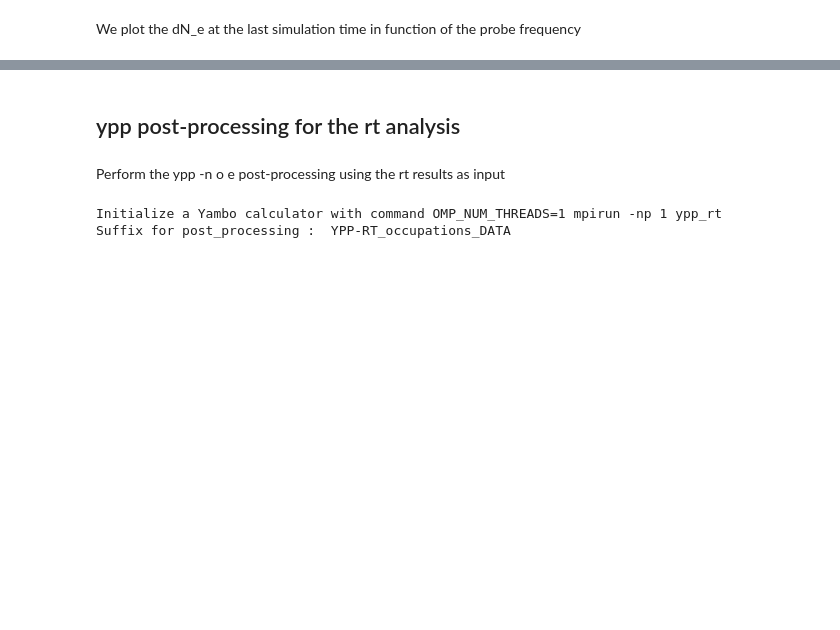
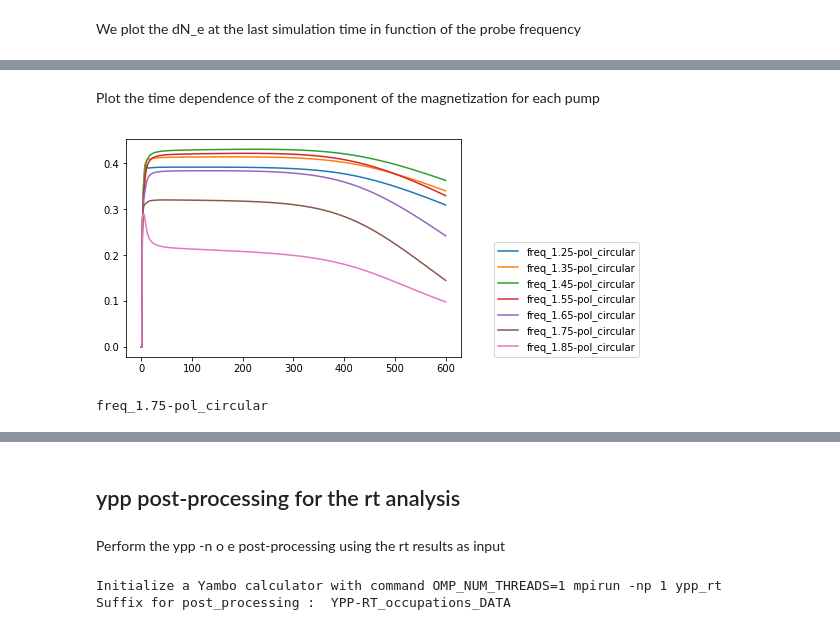
Before and after one commit to marcodalessandro76/Generation-and-decay-of-the-degree-of-spin-polarization-in-GaAs, a Jupyter notebook: RT_calculations.ipynb, the cells around one changed output, grey strips where cells are left out. Saved outputs shown, nothing was run; the diff lists cells and outputs as text; code cells hidden in the pictures; blank space fills up the shorter version.

```diff
--- a/RT_calculations.ipynb
+++ b/RT_calculations.ipynb
@@ -236,0 +247,18 @@ for ind,f in enumerate(freq_range):
+# %% [markdown]
+Plot the time dependence of the z component of the magnetization for each pump
+# %%
+for radical in yambo_rt.names:
+    mgn_file = os.path.join(run_dir_rt,radical,'o-'+radical+'.spin_magnetization')
+    mgn = C.dict_parser(mgn_file)
+    plt.plot(mgn['T'],mgn['Mc_z'],label = radical)
+plt.legend(loc=(1.1,0.))
+plt.show()
+# %% [output]
+[figure, added]
+# %%
+radical = yambo_rt.names[5]
+print(radical)
+mgn_file = os.path.join(run_dir_rt,radical,'o-'+radical+'.spin_magnetization')
+mgn = C.dict_parser(mgn_file)
+# %% [output]
+freq_1.75-pol_circular
```
Also changed, not shown: parts of 36 cells of this notebook, 3 other files.
